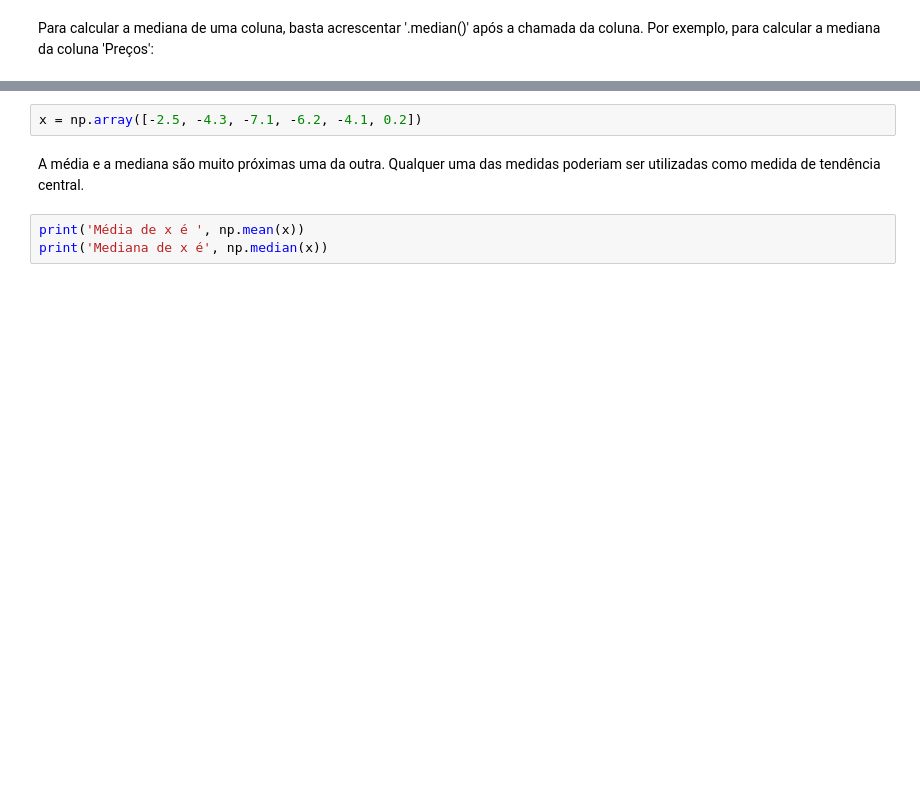
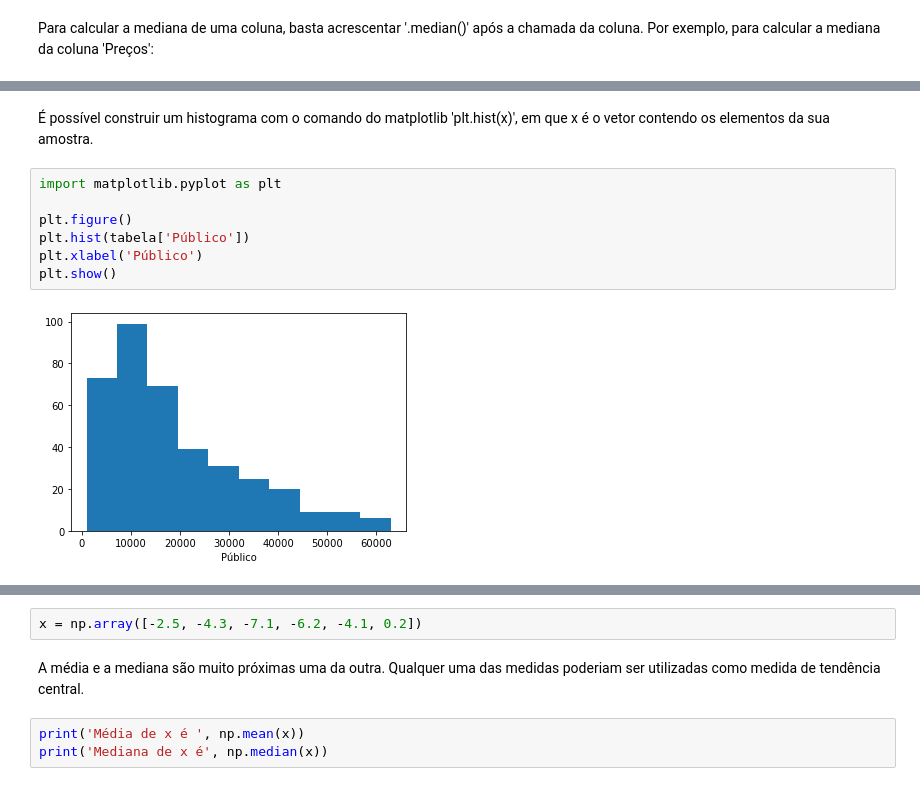
Before and after one commit to rnwatanabe/BasesComputacionais, a Jupyter notebook: aula7/Estatistica.ipynb, the cells around one changed output, grey strips where cells are left out. Saved outputs shown, nothing was run; the diff lists cells and outputs as text; blank space fills up the shorter version.

```diff
--- a/aula7/Estatistica.ipynb
+++ b/aula7/Estatistica.ipynb
@@ -158,0 +454,11 @@ print(medianaPrecoArroz)
+# %% [markdown]
+É possível construir um histograma com o comando do matplotlib 'plt.hist(x)', em que x é o vetor contendo os elementos da sua amostra.
+# %%
+import matplotlib.pyplot as plt
+
+plt.figure()
+plt.hist(tabela['Público'])
+plt.xlabel('Público')
+plt.show()
+# %% [output]
+[figure, added]
```
Also changed, not shown: parts of 104 cells of this notebook, 3 other files.
